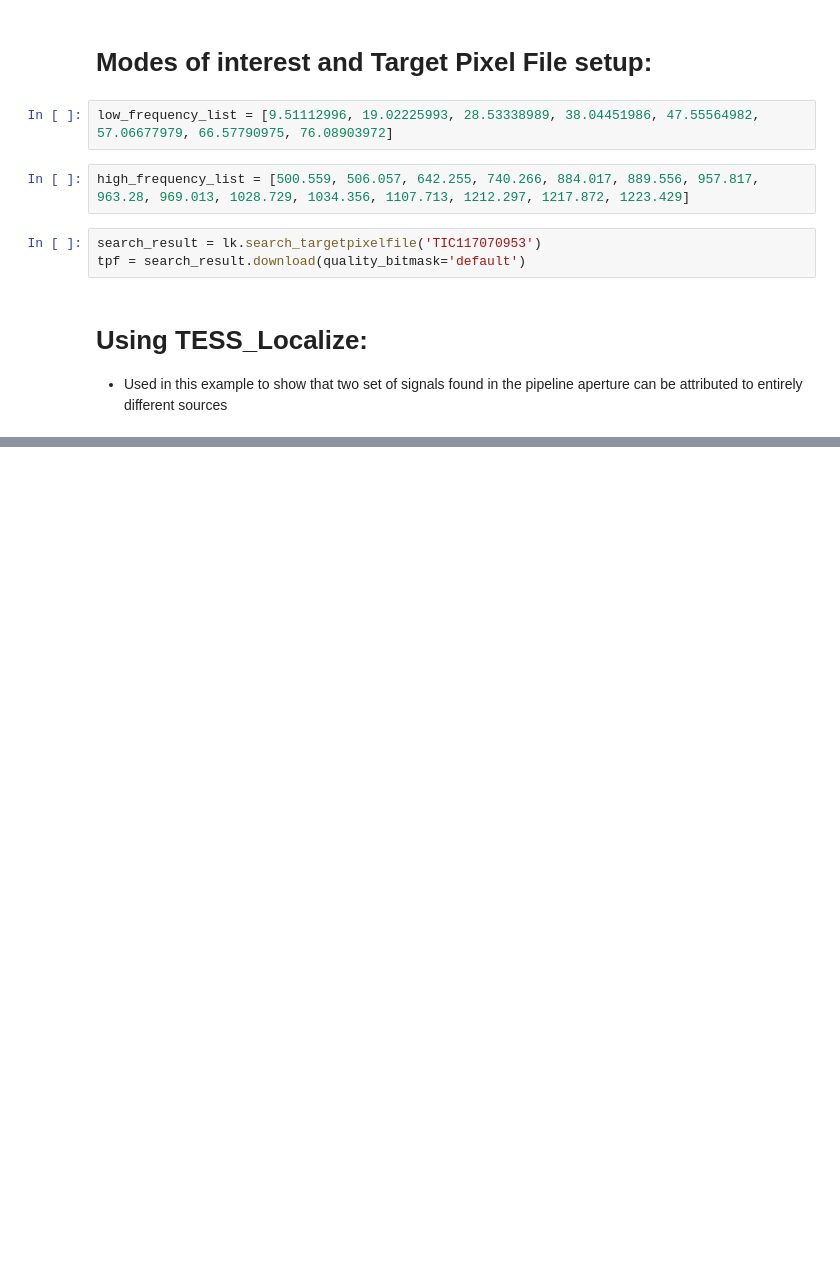
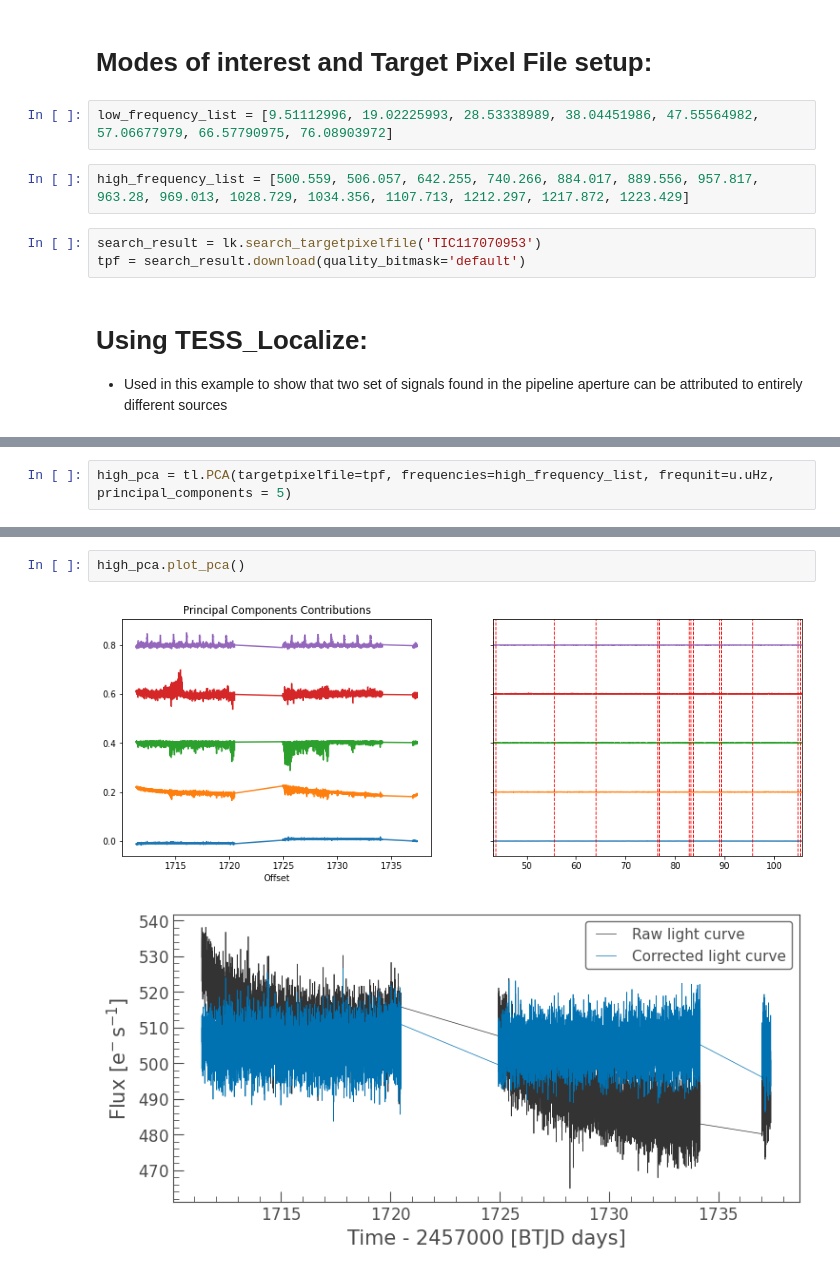
Before and after one commit to Higgins00/TESS-Localize, a Jupyter notebook: examples/TESS_WD_example.ipynb, the cells around one changed output, grey strips where cells are left out. Drawn from its saved outputs; the diff is of its cells as text; blank space fills up the shorter version.

```diff
--- a/examples/TESS_WD_example.ipynb
+++ b/examples/TESS_WD_example.ipynb
@@ -19,0 +24,2 @@ tpf = search_result.download(quality_bitmask='default')
+# %%
+high_pca = tl.PCA(targetpixelfile=tpf, frequencies=high_frequency_list, frequnit=u.uHz, principal_components = 5)
@@ -19,0 +31,5 @@ tpf = search_result.download(quality_bitmask='default')
+# %%
+high_pca.plot_pca()
+# %% [output]
+[figure, added]
+[figure, added]
```
Also changed, not shown: parts of 13 cells of this notebook.
